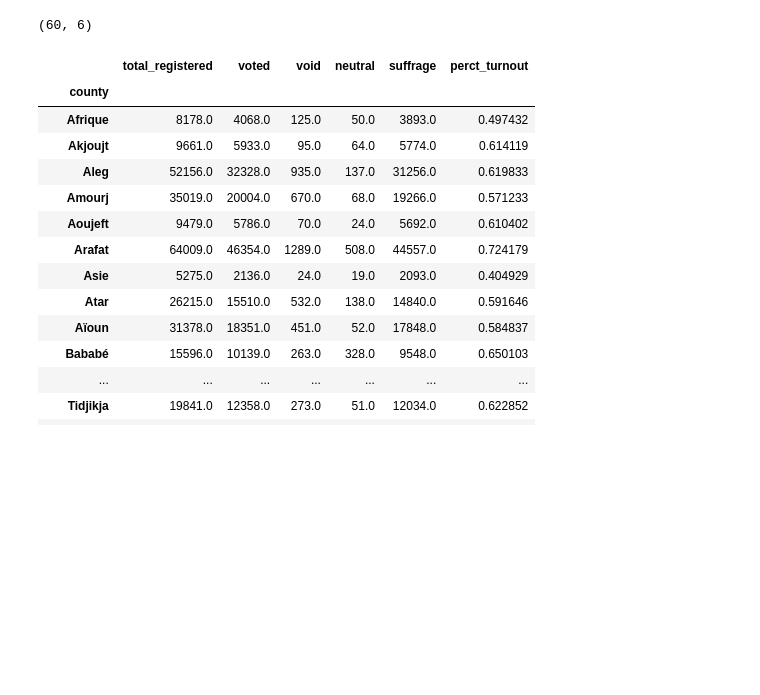
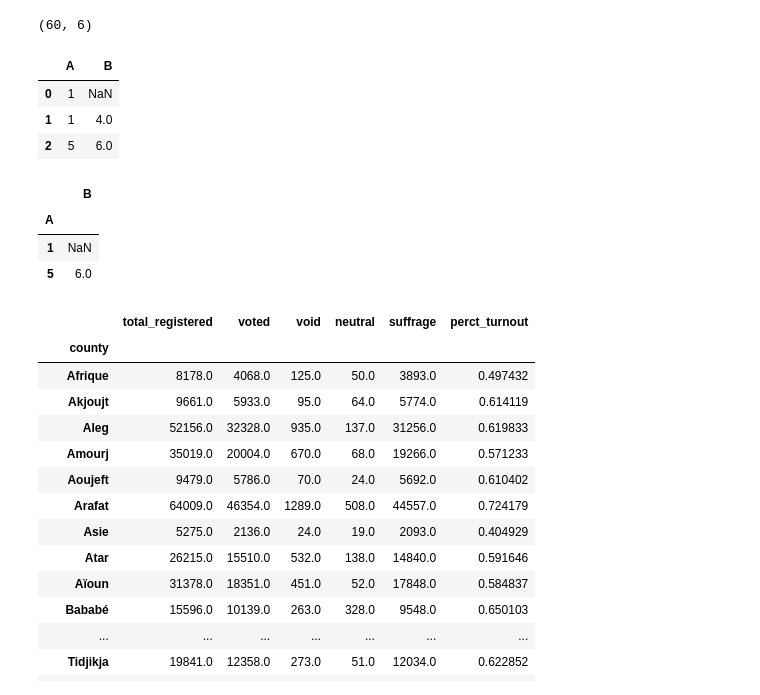
Before and after one commit to Mauritycs/2019_Election_Results, a Jupyter notebook: Notebooks/mainCleanUp.ipynb, the cells around one changed output. Drawn from its saved outputs; the diff is of its cells as text; code cells hidden in the pictures; blank space fills up the shorter version.

```diff
--- a/Notebooks/mainCleanUp.ipynb
+++ b/Notebooks/mainCleanUp.ipynb
@@ -234,3 +237,17 @@ Wall time: 9.06 µs
 counties_summary_df.shape
 # %% [output]
 (60, 6)
+# %%
+df = pd.DataFrame([[1, np.nan], [1, 4], [5, 6]], columns=['A', 'B'])
+df
+g = df.groupby('A')
+g.nth(0, dropna=False)
+# %% [output]
+|  | A | B |
+| 0 | 1 | NaN |
+| 1 | 1 | 4.0 |
+| 2 | 5 | 6.0 |
+|  | B |
+| A |  |
+| 1 | NaN |
+| 5 | 6.0 |
```
Also changed, not shown: parts of 3 cells of this notebook.
